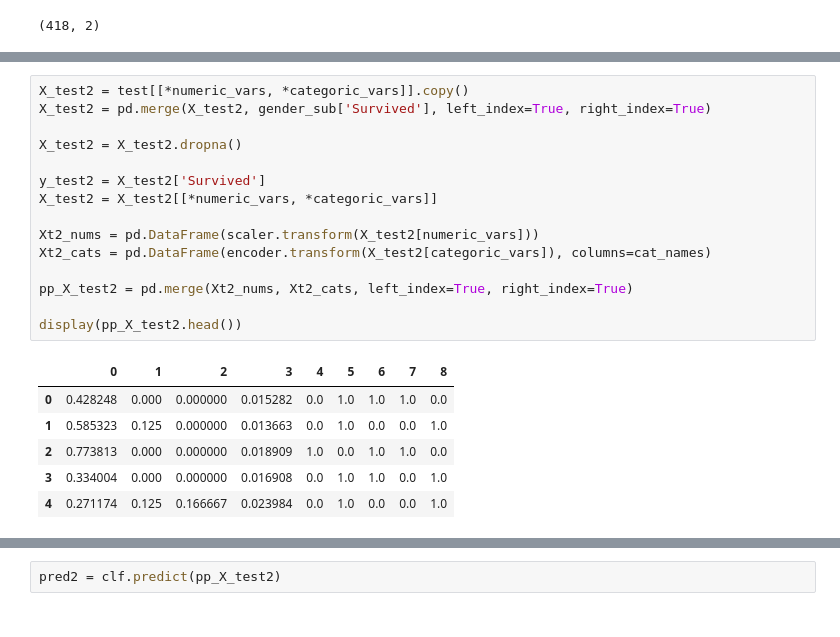
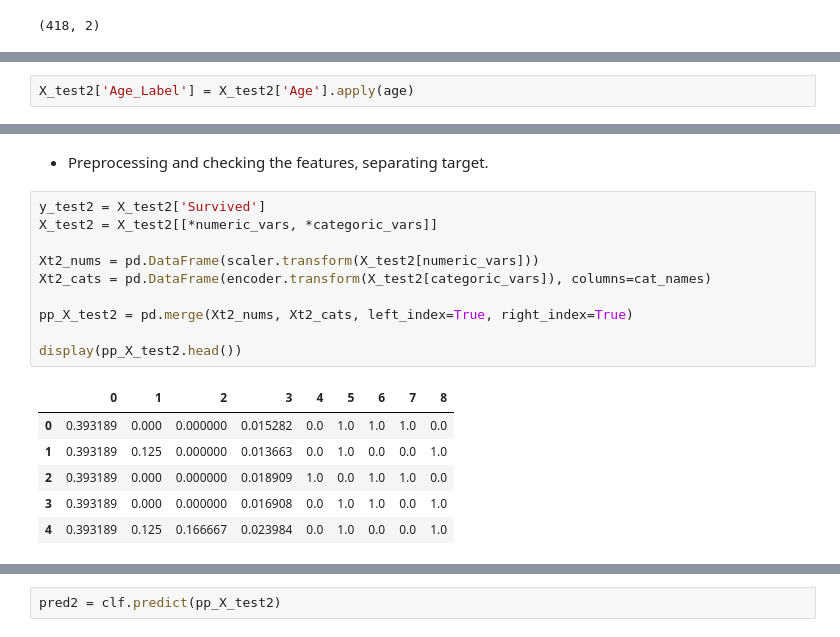
Before and after one commit to cruz-marco/titanic_kaggle, a Jupyter notebook: titanic-run.ipynb, the cells around one changed output, grey strips where cells are left out. Saved outputs shown, nothing was run; the diff lists cells and outputs as text.

```diff
--- a/titanic-run.ipynb
+++ b/titanic-run.ipynb
@@ -618,0 +653,2 @@ display(
+# %%
+X_test2['Age_Label'] = X_test2['Age'].apply(age)
@@ -619,22 +727,19 @@ display(
+# %% [markdown]
+- Preprocessing and checking the features, separating target.
 # %%
-X_test2 = test[[*numeric_vars, *categoric_vars]].copy()
-X_test2 = pd.merge(X_test2, gender_sub['Survived'], left_index=True, right_index=True)
-
-X_test2 = X_test2.dropna()
-
 y_test2 = X_test2['Survived']
 X_test2 = X_test2[[*numeric_vars, *categoric_vars]]
 
 Xt2_nums = pd.DataFrame(scaler.transform(X_test2[numeric_vars]))
 Xt2_cats = pd.DataFrame(encoder.transform(X_test2[categoric_vars]), columns=cat_names)
 
 pp_X_test2 = pd.merge(Xt2_nums, Xt2_cats, left_index=True, right_index=True)
 
 display(pp_X_test2.head())
 # %% [output]
 |  | 0 | 1 | 2 | 3 | 4 | 5 | 6 | 7 | 8 |
-| 0 | 0.428248 | 0.000 | 0.000000 | 0.015282 | 0.0 | 1.0 | 1.0 | 1.0 | 0.0 |
-| 1 | 0.585323 | 0.125 | 0.000000 | 0.013663 | 0.0 | 1.0 | 0.0 | 0.0 | 1.0 |
-| 2 | 0.773813 | 0.000 | 0.000000 | 0.018909 | 1.0 | 0.0 | 1.0 | 1.0 | 0.0 |
-| 3 | 0.334004 | 0.000 | 0.000000 | 0.016908 | 0.0 | 1.0 | 1.0 | 0.0 | 1.0 |
-| 4 | 0.271174 | 0.125 | 0.166667 | 0.023984 | 0.0 | 1.0 | 0.0 | 0.0 | 1.0 |
+| 0 | 0.393189 | 0.000 | 0.000000 | 0.015282 | 0.0 | 1.0 | 1.0 | 1.0 | 0.0 |
+| 1 | 0.393189 | 0.125 | 0.000000 | 0.013663 | 0.0 | 1.0 | 0.0 | 0.0 | 1.0 |
+| 2 | 0.393189 | 0.000 | 0.000000 | 0.018909 | 1.0 | 0.0 | 1.0 | 1.0 | 0.0 |
+| 3 | 0.393189 | 0.000 | 0.000000 | 0.016908 | 0.0 | 1.0 | 1.0 | 0.0 | 1.0 |
+| 4 | 0.393189 | 0.125 | 0.166667 | 0.023984 | 0.0 | 1.0 | 0.0 | 0.0 | 1.0 |
```
Also changed, not shown: parts of 35 cells of this notebook.
